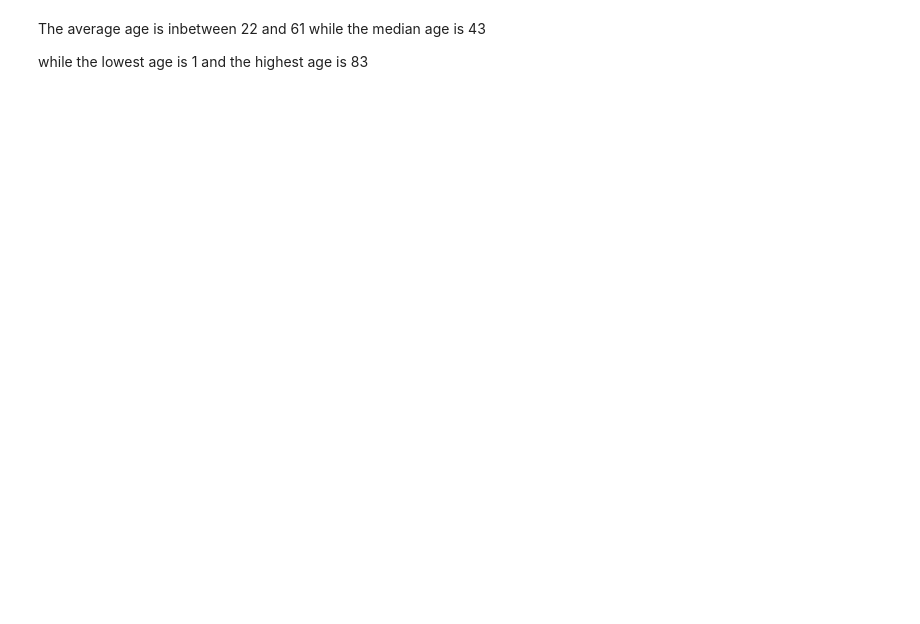
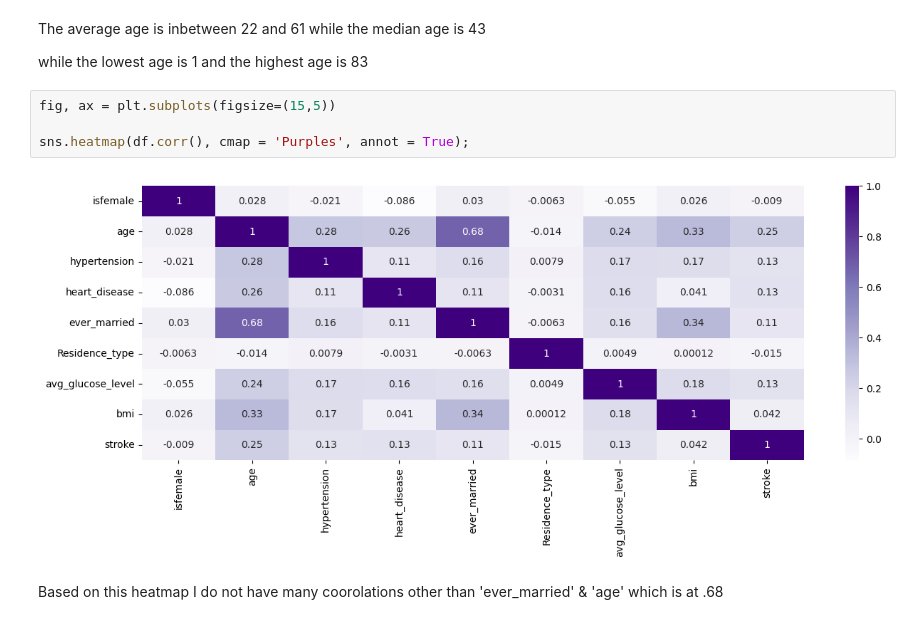
Before and after one commit to BrazilianKing/Stroke, a Jupyter notebook: Project_2_Part_2.ipynb, the cells around one changed output. Drawn from its saved outputs; the diff is of its cells as text; blank space fills up the shorter version.

```diff
--- a/Project_2_Part_2.ipynb
+++ b/Project_2_Part_2.ipynb
@@ -286,3 +285,11 @@ ax.set_title("Age of Clients");
 The average age is inbetween 22 and 61 while the median age is 43
 
 while the lowest age is 1 and the highest age is 83
+# %%
+fig, ax = plt.subplots(figsize=(15,5))
+
+sns.heatmap(df.corr(), cmap = 'Purples', annot = True);
+# %% [output]
+[figure, added]
+# %% [markdown]
+Based on this heatmap I do not have many coorolations other than 'ever_married' & 'age' which is at .68
```
Also changed, not shown: parts of 15 cells of this notebook.
